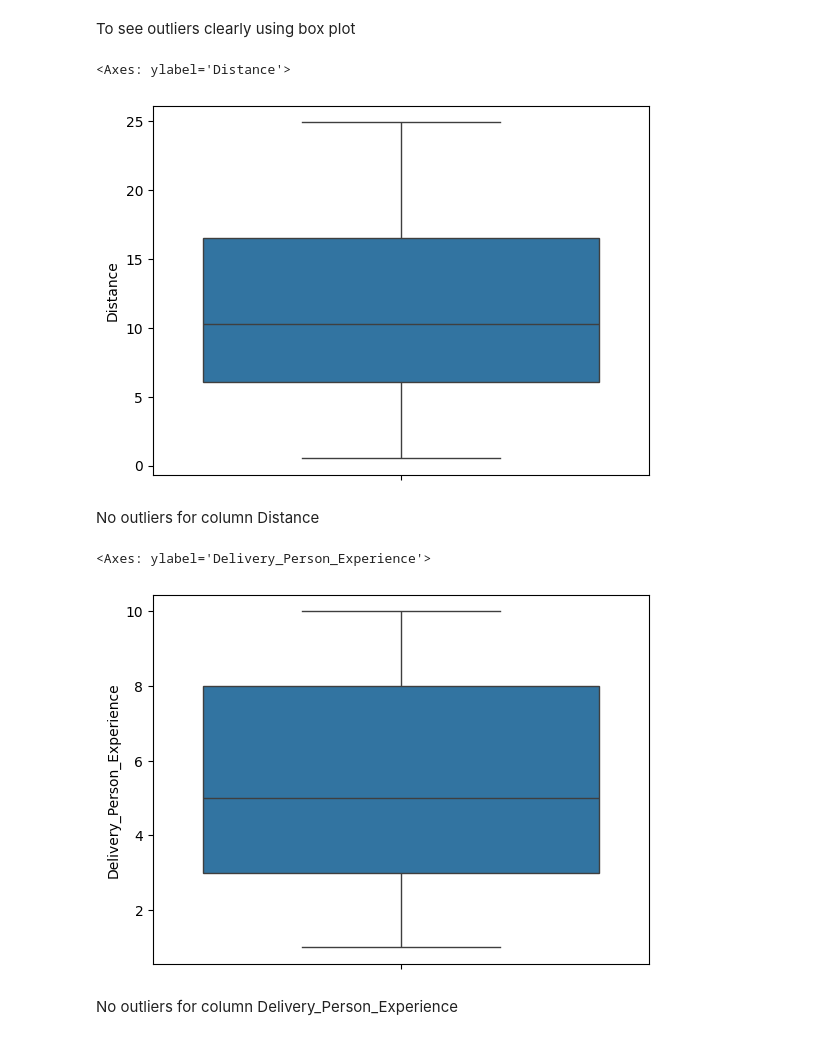
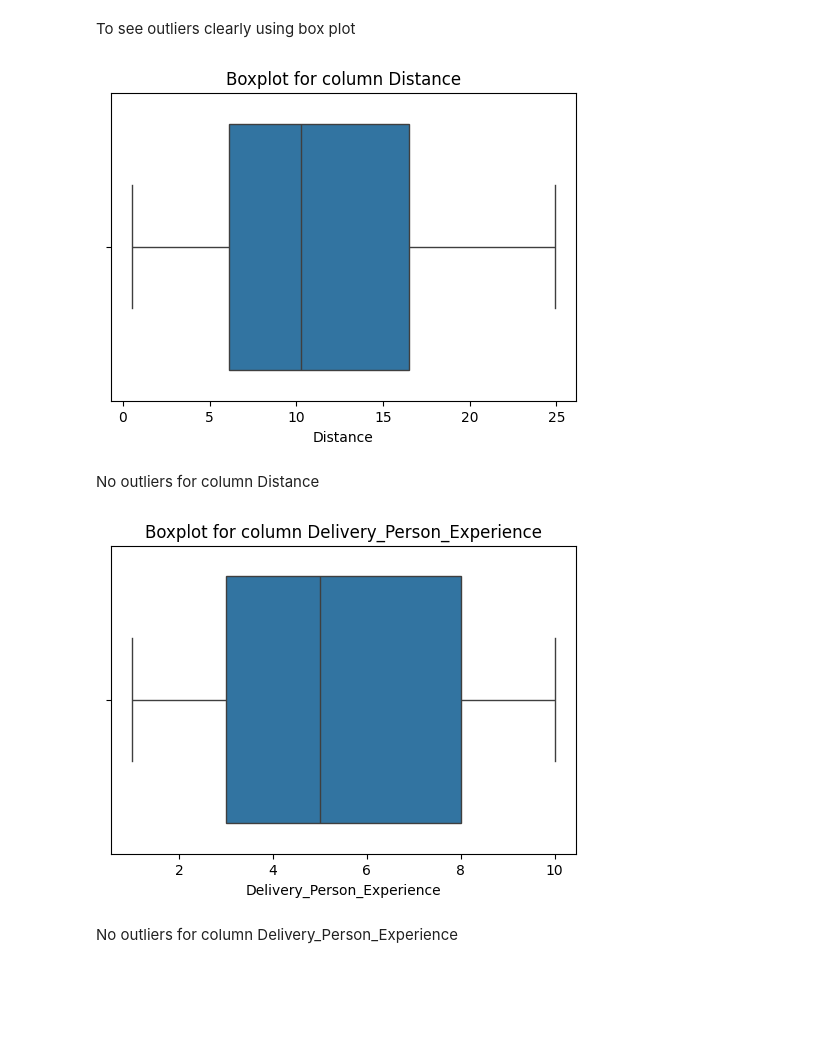
Before and after one commit to princypandya/Food-Delivery-Time-Prediction, a Jupyter notebook: Assignment1.ipynb, the cells around one changed output. Cells and saved outputs as stored; diff of their text form; code cells hidden in the pictures; blank space fills up the shorter version.

```diff
--- a/Assignment1.ipynb
+++ b/Assignment1.ipynb
@@ -57,8 +61,8 @@ d.dropna(subset=['Customer_Location'], inplace=True)
 #drop rows with null values in Restaurant_Location column
 d.dropna(subset=['Restaurant_Location'], inplace=True)
 
-# distance values all greater than 0
-d.loc[d['Distance']<=0,'Distance']=np.mean(d[d['Distance']>0]['Distance'])
+# # distance values all greater than 0
+# d.loc[d['Distance']<=0,'Distance']=np.mean(d[d['Distance']>0]['Distance'])
 
 # fill null values in Weather_Conditions with 'Sunny'
 # Weather_Conditions values should be one of the following
@@ -72,8 +76,8 @@ d['Traffic_Conditions'].fillna('Medium')
 valid_traffic_conditions = ['Low', 'Medium', 'High']
 d.loc[~d['Traffic_Conditions'].isin(valid_traffic_conditions), 'Traffic_Condisions'] = 'Medium'
 
-# Deliver_Person_Experience values should be positive and non-zero
-d.loc[d['Delivery_Person_Experience']<=0,'Delivery_Person_Experience']=np.mean(d.loc[d['Delivery_Person_Experience']>0,'Delivery_Person_Experience'])
+# # Deliver_Person_Experience values should be positive and non-zero
+# d.loc[d['Delivery_Person_Experience']<=0,'Delivery_Person_Experience']=np.mean(d.loc[d['Delivery_Person_Experience']>0,'Delivery_Person_Experience'])
 
 # fill null values in Order_Priority with 'Medium'
 # Order_Priority values should be one of the following
@@ -93,24 +97,24 @@ d['Vehicle_Type'].fillna('Bike')
 valid_vehicle_type = ['Car', 'Bike', 'Bicycle']
 d.loc[~d['Vehicle_Type'].isin(valid_vehicle_type), 'Vehicle_Type'] = 'Bike'
 
-# Restaurant_Rating values all greater than 0
-d.loc[d['Restaurant_Rating']<=0,'Restaurant_Rating']=np.mean(d[d['Restaurant_Rating']>0]['Restaurant_Rating'])
-# Restaurant_Rating values all should be less than or equal to 5
-d.loc[d['Restaurant_Rating']>5,'Restaurant_Rating']=np.mean(d[(d['Restaurant_Rating'] >= 2.5) & (d['Restaurant_Rating'] < 5)]['Restaurant_Rating'])
+# # Restaurant_Rating values all greater than 0
+# d.loc[d['Restaurant_Rating']<=0,'Restaurant_Rating']=np.mean(d[d['Restaurant_Rating']>0]['Restaurant_Rating'])
+# # Restaurant_Rating values all should be less than or equal to 5
+# d.loc[d['Restaurant_Rating']>5,'Restaurant_Rating']=np.mean(d[(d['Restaurant_Rating'] >= 2.5) & (d['Restaurant_Rating'] < 5)]['Restaurant_Rating'])
 
-# Customer_Rating values all greater than 0
-d.loc[d['Customer_Rating']<=0,'Customer_Rating']=np.mean(d[d['Customer_Rating']>0]['Customer_Rating'])
-# Customer_Rating values all should be less than or equal to 5
-d.loc[d['Customer_Rating']>5,'Customer_Rating']=np.mean(d[(d['Customer_Rating'] >= 2.6) & (d['Customer_Rating'] < 5)]['Customer_Rating'])
+# # Customer_Rating values all greater than 0
+# d.loc[d['Customer_Rating']<=0,'Customer_Rating']=np.mean(d[d['Customer_Rating']>0]['Customer_Rating'])
+# # Customer_Rating values all should be less than or equal to 5
+# d.loc[d['Customer_Rating']>5,'Customer_Rating']=np.mean(d[(d['Customer_Rating'] >= 2.6) & (d['Customer_Rating'] < 5)]['Customer_Rating'])
 
-# Delivery_Time values all greater than 0
-d.loc[d['Delivery_Time']<=0,'Delivery_Time']=np.mean(d[d['Delivery_Time']>0]['Delivery_Time'])
+# # Delivery_Time values all greater than 0
+# d.loc[d['Delivery_Time']<=0,'Delivery_Time']=np.mean(d[d['Delivery_Time']>0]['Delivery_Time'])
 
-# Order_Cost values all greater than 0
-d.loc[d['Order_Cost']<=0,'Order_Cost']=np.mean(d[d['Order_Cost']>0]['Order_Cost'])
+# # Order_Cost values all greater than 0
+# d.loc[d['Order_Cost']<=0,'Order_Cost']=np.mean(d[d['Order_Cost']>0]['Order_Cost'])
 
-# Tip_Amount values all greater than 0
-d.loc[d['Tip_Amount']<=0,'Tip_Amount']=np.mean(d[d['Tip_Amount']>0]['Tip_Amount'])
+# # Tip_Amount values all greater than 0
+# d.loc[d['Tip_Amount']<=0,'Tip_Amount']=np.mean(d[d['Tip_Amount']>0]['Tip_Amount'])
 # %%
 d
 # %% [output]
@@ -390,17 +394,21 @@ d
 # %% [markdown]
 To see outliers clearly using box plot
 # %%
-sns.boxplot(d['Distance'])
+plt.figure(figsize=(6, 4))
+sns.boxplot(x=d['Distance'])
+plt.title('Boxplot for column Distance')
+plt.show()
 # %% [output]
-<Axes: ylabel='Distance'>
-[figure, old version]
+[figure, new version]
 # %% [markdown]
 No outliers for column Distance
 # %%
-sns.boxplot(d['Delivery_Person_Experience'])
+plt.figure(figsize=(6, 4))
+sns.boxplot(x=d['Delivery_Person_Experience'])
+plt.title('Boxplot for column Delivery_Person_Experience')
+plt.show()
 # %% [output]
-<Axes: ylabel='Delivery_Person_Experience'>
-[figure, old version]
+[figure, new version]
 # %% [markdown]
 No outliers for column Delivery_Person_Experience
 # %%
```
Also changed, not shown: parts of 26 cells of this notebook.
